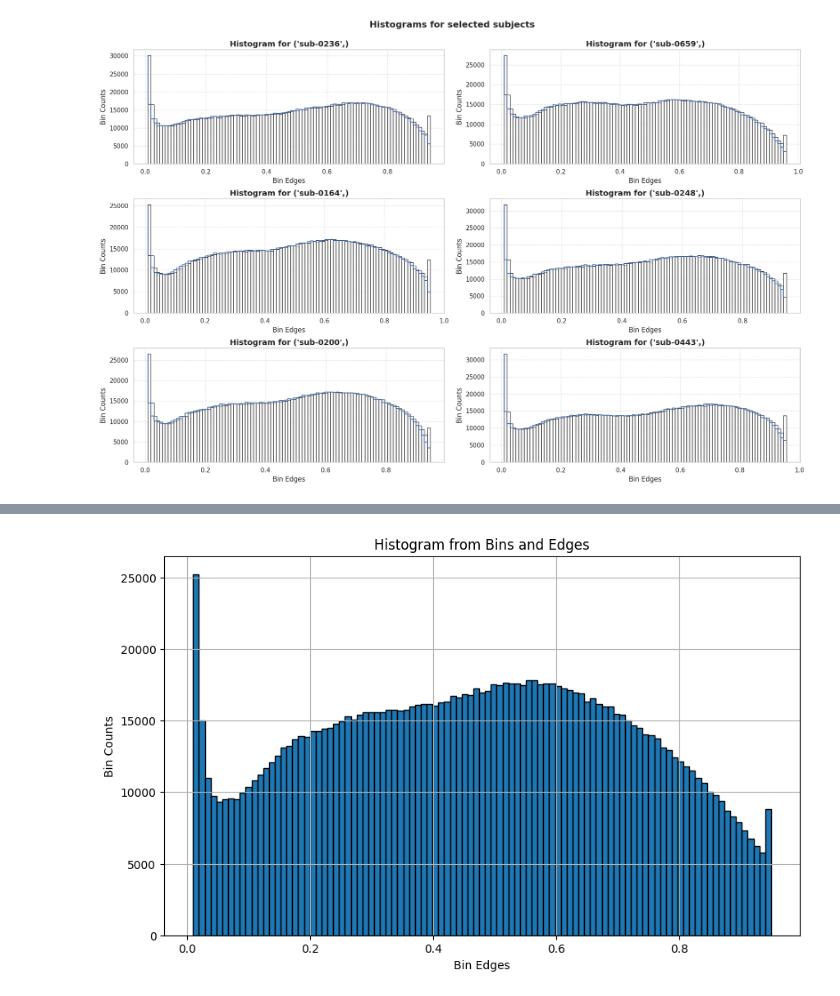
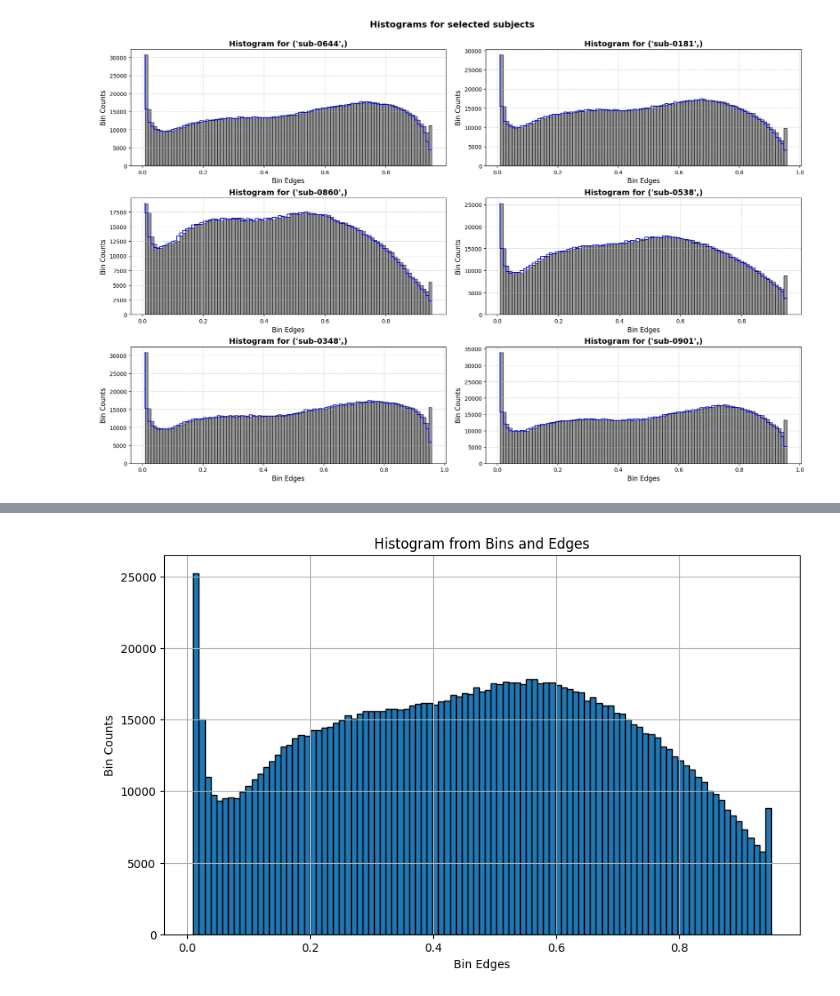
Before and after one commit to Cup-cake-lover/Junifer_HistogramMarker, a Jupyter notebook: Plot_samples.ipynb, the cells around one changed output, grey strips where cells are left out. Saved outputs shown, nothing was run; the diff lists cells and outputs as text; code cells hidden in the pictures.

Commit message:
Added sample parcellations plots

```diff
--- a/Plot_samples.ipynb
+++ b/Plot_samples.ipynb
@@ -16,33 +18,33 @@ def plot_histogram_data(path_to_file: str) -> None:
     selected_counts_df = histogram_counts_df.loc[random_indices]
     selected_bins_df = histograms_bins_df.loc[random_indices]
 
     # Create a 3x2 subplot
     fig, axes = plt.subplots(3, 2, figsize=(18, 12))
     axes = axes.flatten()  # Flatten the axes array for easy iteration
 
     # Plot each histogram in the subplot
     for i, idx in enumerate(random_indices):
         bin_counts = np.array(selected_counts_df.loc[idx]).reshape(100).astype(float)
         bin_edges = np.array(selected_bins_df.loc[idx][1:]).astype(float)
 
         # Color for each histogram
 
         # Plot histogram
-        axes[i].hist(bin_edges, bins=bin_edges, weights=bin_counts,edgecolor='black', color='white', alpha=0.8)
+        axes[i].hist(bin_edges, bins=bin_edges, weights=bin_counts,edgecolor='black', color='grey', alpha=0.8)
         axes[i].step(bin_edges,bin_counts,color='b')
         axes[i].set_xlabel('Bin Edges', fontsize=12)
         axes[i].set_ylabel('Bin Counts', fontsize=12)
         axes[i].set_title(f'Histogram for {idx}', fontsize=14, fontweight='bold')
         axes[i].grid(True, linestyle='--', alpha=0.6)
 
     # Adjust layout and show plot
     plt.tight_layout()
     plt.subplots_adjust(top=0.92)  # Adjust top to make space for the main title
     plt.suptitle('Histograms for selected subjects', fontsize=16, fontweight='bold')
     plt.show()
 
 # Example usage:
 # plot_histogram_data('path_to_your_hdf5_file.h5')
-plot_histogram_data('/home/hsreekri/Junifer_HistogramMarker/AOMICID1000_vbm_histogram.hdf5')
+plot_histogram_data('data/AOMICID1000_vbm_histogram.hdf5')
 # %% [output]
-[figure, old version]
+[figure, new version]
```
Also changed, not shown: parts of 3 cells of this notebook.
